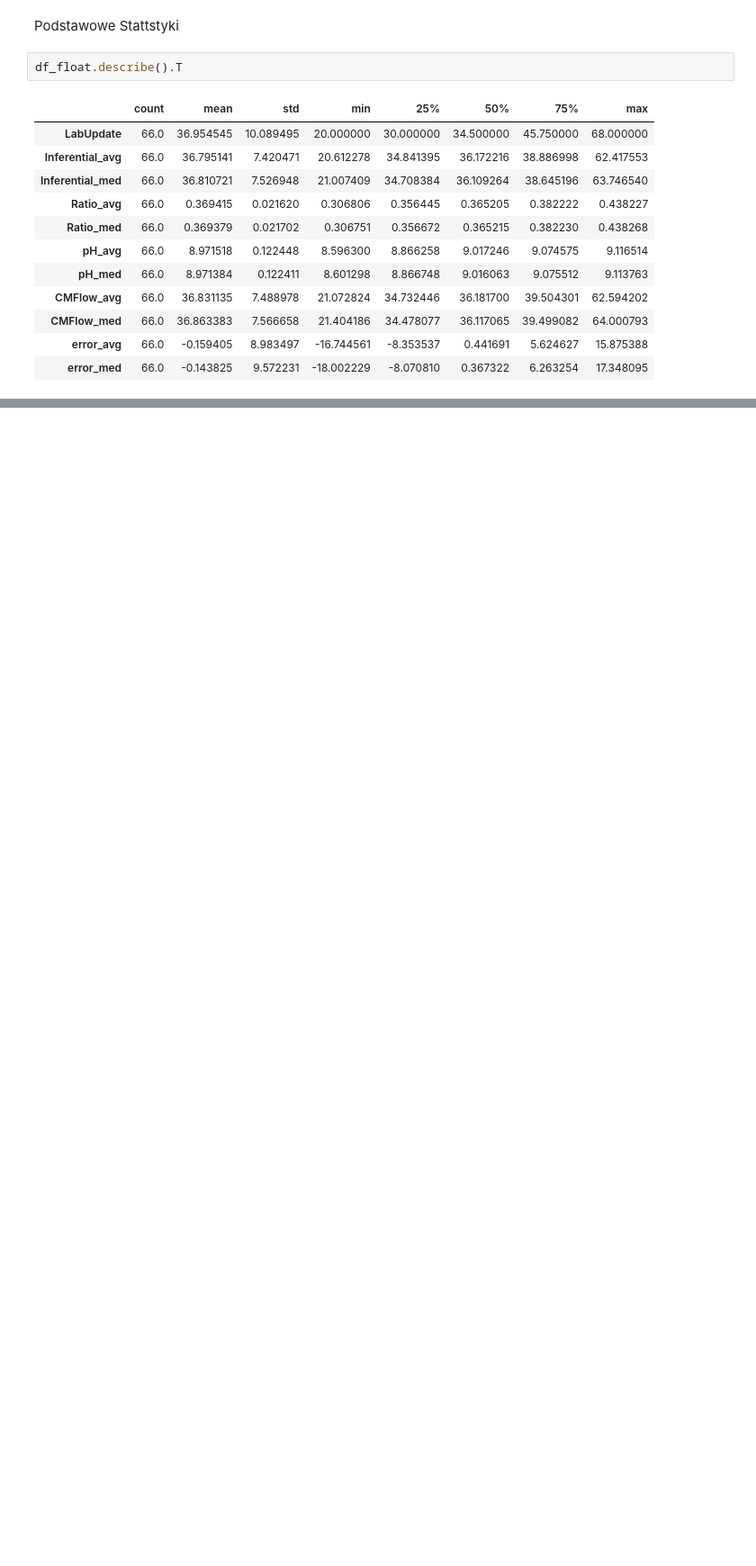
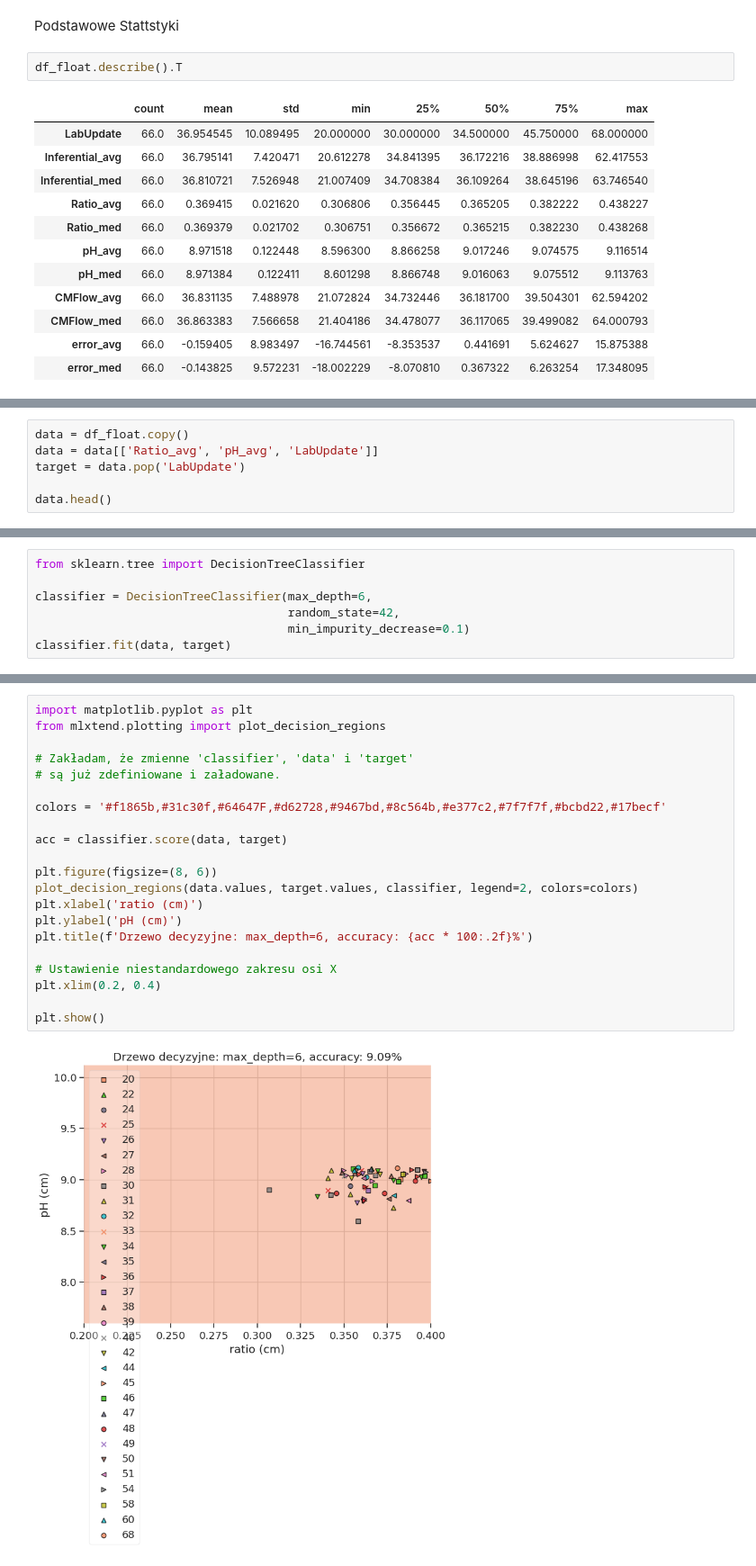
Before and after one commit to Marcin19721205/Timeseries_Data_Processing_Basic, a Jupyter notebook: InferentialDS1_extracted.ipynb, the cells around one changed output, grey strips where cells are left out. Shown at 90% size. Cells and saved outputs as stored; diff of their text form; blank space fills up the shorter version.

```diff
--- a/InferentialDS1_extracted.ipynb
+++ b/InferentialDS1_extracted.ipynb
@@ -1106,0 +446,6 @@ print(f"📄 CSV:   {csv_path}")
+# %%
+data = df_float.copy()
+data = data[['Ratio_avg', 'pH_avg', 'LabUpdate']]
+target = data.pop('LabUpdate')
+
+data.head()
@@ -1106,0 +459,7 @@ print(f"📄 CSV:   {csv_path}")
+# %%
+from sklearn.tree import DecisionTreeClassifier
+
+classifier = DecisionTreeClassifier(max_depth=6,
+                                    random_state=42,
+                                    min_impurity_decrease=0.1)
+classifier.fit(data, target)
@@ -1106,0 +468,23 @@ print(f"📄 CSV:   {csv_path}")
+# %%
+import matplotlib.pyplot as plt
+from mlxtend.plotting import plot_decision_regions
+
+# Zakładam, że zmienne 'classifier', 'data' i 'target'
+# są już zdefiniowane i załadowane.
+
+colors = '#f1865b,#31c30f,#64647F,#d62728,#9467bd,#8c564b,#e377c2,#7f7f7f,#bcbd22,#17becf'
+
+acc = classifier.score(data, target)
+
+plt.figure(figsize=(8, 6))
+plot_decision_regions(data.values, target.values, classifier, legend=2, colors=colors)
+plt.xlabel('ratio (cm)')
+plt.ylabel('pH (cm)')
+plt.title(f'Drzewo decyzyjne: max_depth=6, accuracy: {acc * 100:.2f}%')
+
+# Ustawienie niestandardowego zakresu osi X
+plt.xlim(0.2, 0.4)
+
+plt.show()
+# %% [output]
+[figure, added]
```
Also changed, not shown: parts of 48 cells of this notebook.
